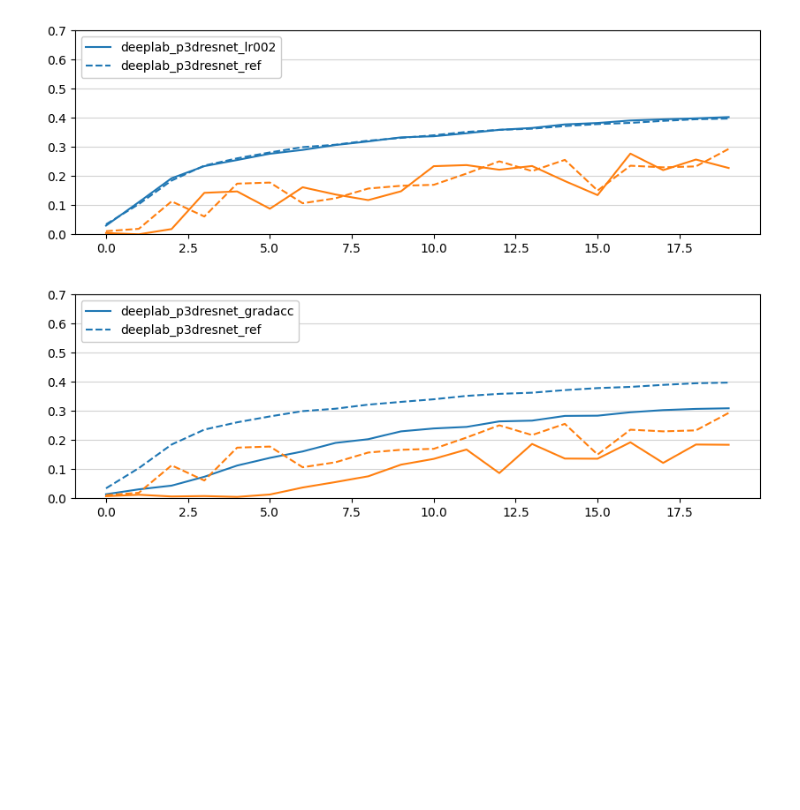
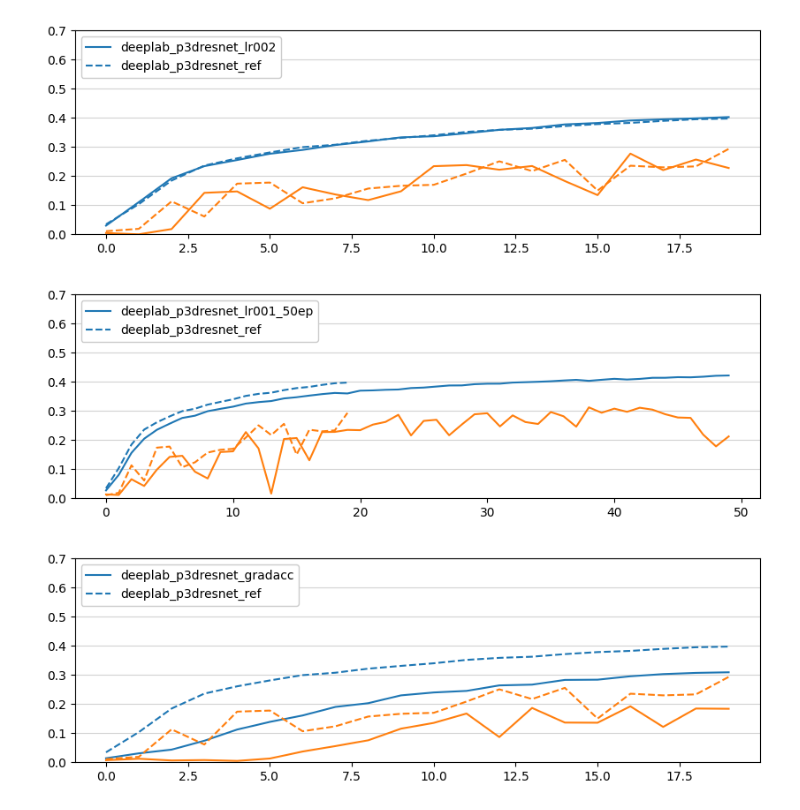
Before and after one commit to tomlqc/identify-contrails, a Jupyter notebook: notebooks-saved/Report.ipynb, the cells around one changed output. Saved outputs shown, nothing was run; the diff lists cells and outputs as text; code cells hidden in the pictures; blank space fills up the shorter version.

```diff
--- a/notebooks-saved/Report.ipynb
+++ b/notebooks-saved/Report.ipynb
@@ -83,6 +101,10 @@ plot_vs_ref('deeplab_resnet50_dropout', 'deeplab_resnet50_ref')
 plot_vs_ref('deeplab_p3dresnet_lr002', 'deeplab_p3dresnet_ref')
 # %% [output]
 [figure]
+# %%
+plot_vs_ref('deeplab_p3dresnet_lr001_50ep', 'deeplab_p3dresnet_ref')
+# %% [output]
+[figure, added]
 # %%
 plot_vs_ref('deeplab_p3dresnet_gradacc', 'deeplab_p3dresnet_ref')
 # %% [output]
```
Also changed, not shown: parts of 5 cells of this notebook, 2 other files.
